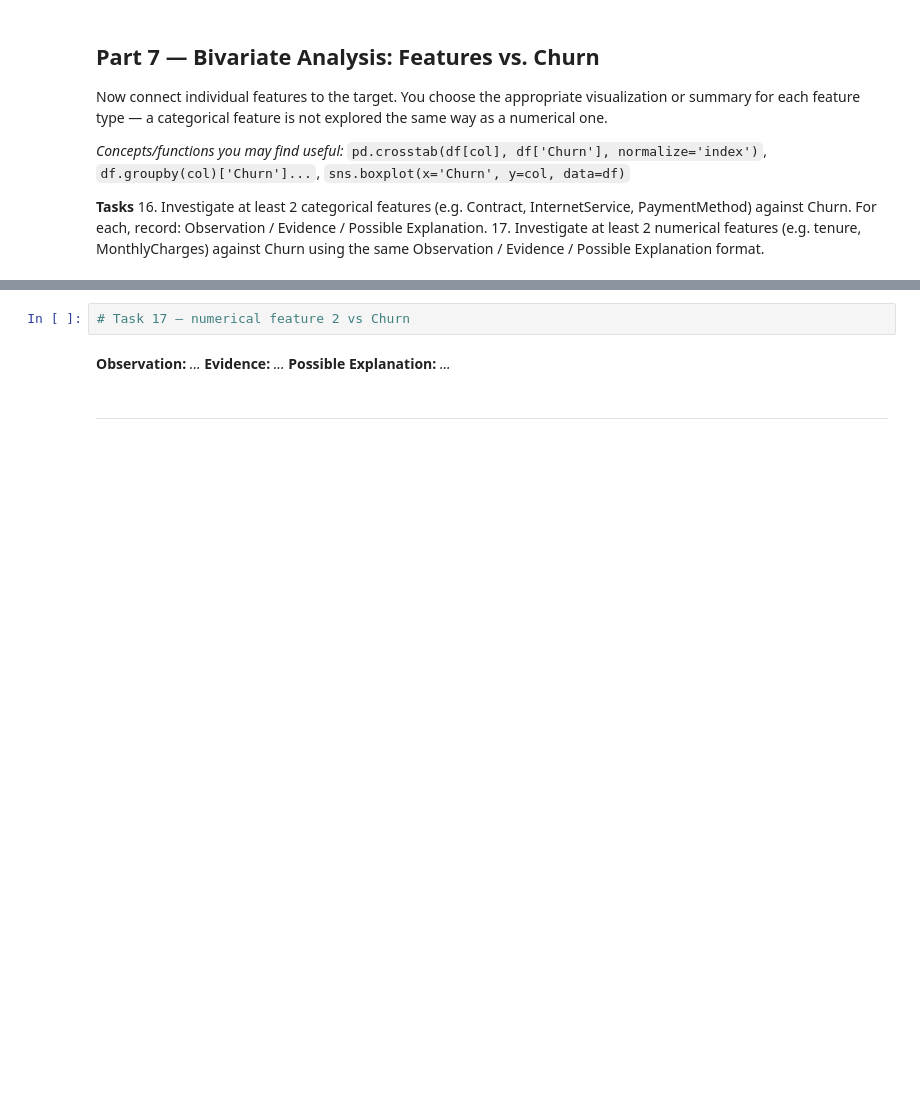
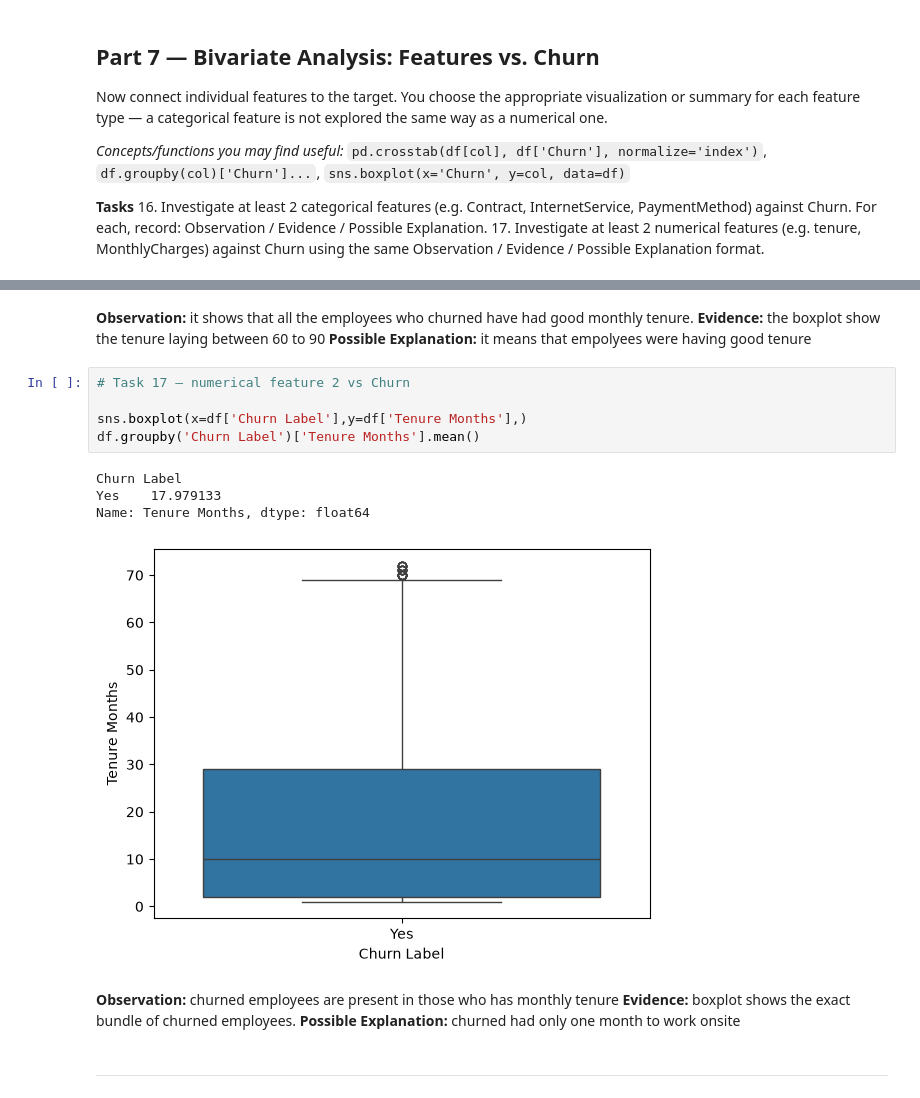
Before and after one commit to karan-kumardev/Machine-Learning-Lab2, a Jupyter notebook: Lab2_Data_Cleaning_EDA_Template.ipynb, the cells around one changed output, grey strips where cells are left out. Saved outputs shown, nothing was run; the diff lists cells and outputs as text; blank space fills up the shorter version.

```diff
--- a/Lab2_Data_Cleaning_EDA_Template.ipynb
+++ b/Lab2_Data_Cleaning_EDA_Template.ipynb
@@ -342,9 +359,21 @@ Now connect individual features to the target. You choose the appropriate visual
+# %% [markdown]
+**Observation:** it shows that all the employees who churned have had good monthly tenure.
+**Evidence:** the boxplot show the tenure laying between 60 to 90
+**Possible Explanation:** it means that empolyees were having good tenure
 # %%
 # Task 17 — numerical feature 2 vs Churn
+
+sns.boxplot(x=df['Churn Label'],y=df['Tenure Months'],)
+df.groupby('Churn Label')['Tenure Months'].mean()
+# %% [output]
+Churn Label
+Yes    17.979133
+Name: Tenure Months, dtype: float64
+[figure, added]
-# %% [markdown]
-**Observation:** _..._
-**Evidence:** _..._
-**Possible Explanation:** _..._
+# %% [markdown]
+**Observation:** churned employees are present in those who has monthly tenure
+**Evidence:** boxplot shows the exact bundle of churned employees.
+**Possible Explanation:** churned had only one month to work onsite
 # %% [markdown]
 ---
 # %% [markdown]
```
Also changed, not shown: parts of 10 cells of this notebook.
